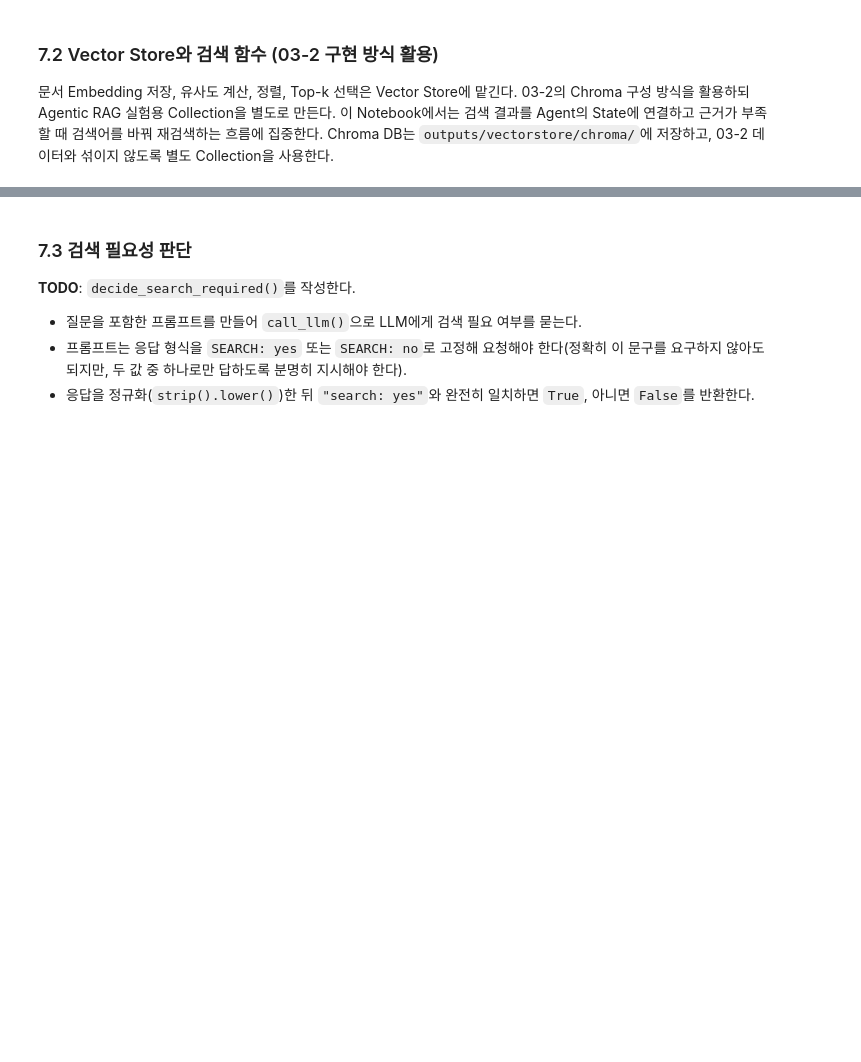
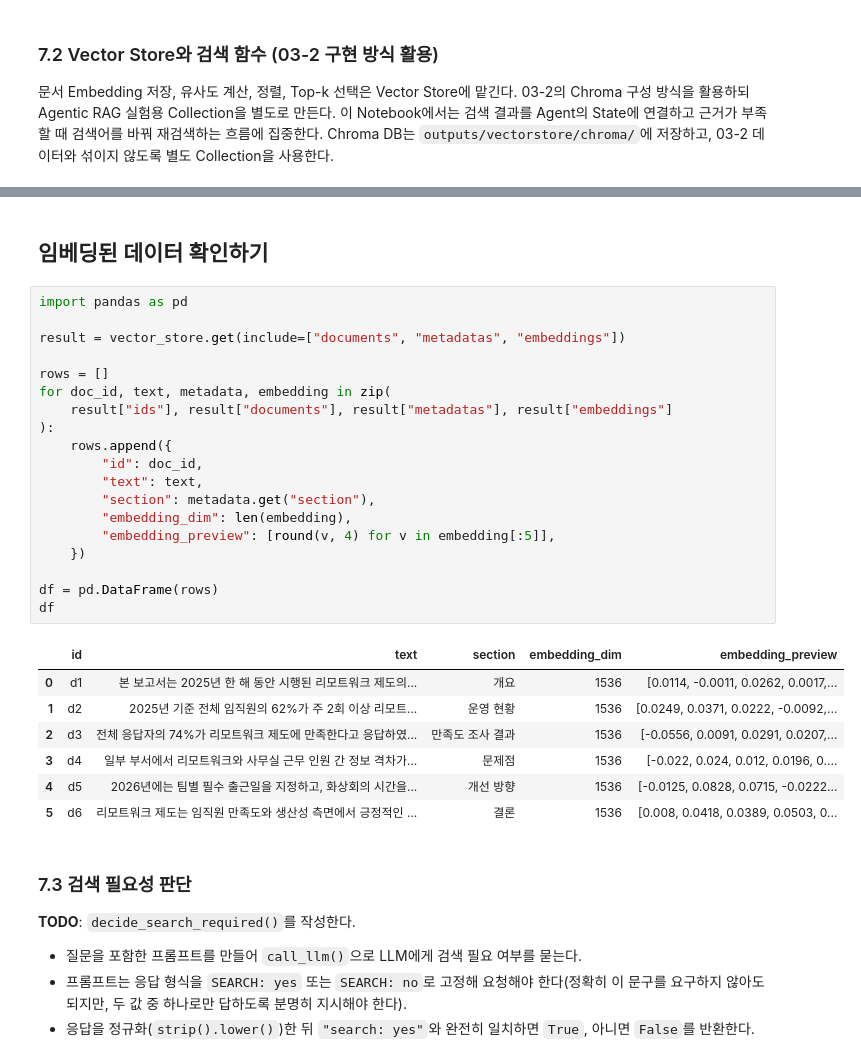
Before and after one commit to happymaker1024/agentic_ai_lab_202607, a Jupyter notebook: track1_core/03-3_agentic_rag_basic.ipynb, the cells around one changed output, grey strips where cells are left out. Drawn from its saved outputs; the diff is of its cells as text; blank space fills up the shorter version.

```diff
--- a/track1_core/03-3_agentic_rag_basic.ipynb
+++ b/track1_core/03-3_agentic_rag_basic.ipynb
@@ -334,4 +335,33 @@ Chroma Collection: sample_documents2
 처리 결과: 기존 Collection 재사용 (6개 문서)
+# %% [markdown]
+## 임베딩된 데이터 확인하기
+# %%
+import pandas as pd
+
+result = vector_store.get(include=["documents", "metadatas", "embeddings"])
+
+rows = []
+for doc_id, text, metadata, embedding in zip(
+    result["ids"], result["documents"], result["metadatas"], result["embeddings"]
+):
+    rows.append({
+        "id": doc_id,
+        "text": text,
+        "section": metadata.get("section"),
+        "embedding_dim": len(embedding),
+        "embedding_preview": [round(v, 4) for v in embedding[:5]],
+    })
+
+df = pd.DataFrame(rows)
+df
+# %% [output]
+|  | id | text | section | embedding_dim | embedding_preview |
+| 0 | d1 | 본 보고서는 2025년 한 해 동안 시행된 리모트워크 제도의... | 개요 | 1536 | [0.0114, -0.0011, 0.0262, 0.0017,... |
+| 1 | d2 | 2025년 기준 전체 임직원의 62%가 주 2회 이상 리모트... | 운영 현황 | 1536 | [0.0249, 0.0371, 0.0222, -0.0092,... |
+| 2 | d3 | 전체 응답자의 74%가 리모트워크 제도에 만족한다고 응답하였... | 만족도 조사 결과 | 1536 | [-0.0556, 0.0091, 0.0291, 0.0207,... |
+| 3 | d4 | 일부 부서에서 리모트워크와 사무실 근무 인원 간 정보 격차가... | 문제점 | 1536 | [-0.022, 0.024, 0.012, 0.0196, 0.... |
+| 4 | d5 | 2026년에는 팀별 필수 출근일을 지정하고, 화상회의 시간을... | 개선 방향 | 1536 | [-0.0125, 0.0828, 0.0715, -0.0222... |
+| 5 | d6 | 리모트워크 제도는 임직원 만족도와 생산성 측면에서 긍정적인 ... | 결론 | 1536 | [0.008, 0.0418, 0.0389, 0.0503, 0... |
 # %% [markdown]
 ### 7.3 검색 필요성 판단
 
```
Also changed, not shown: parts of 7 cells of this notebook, 53 other files.
